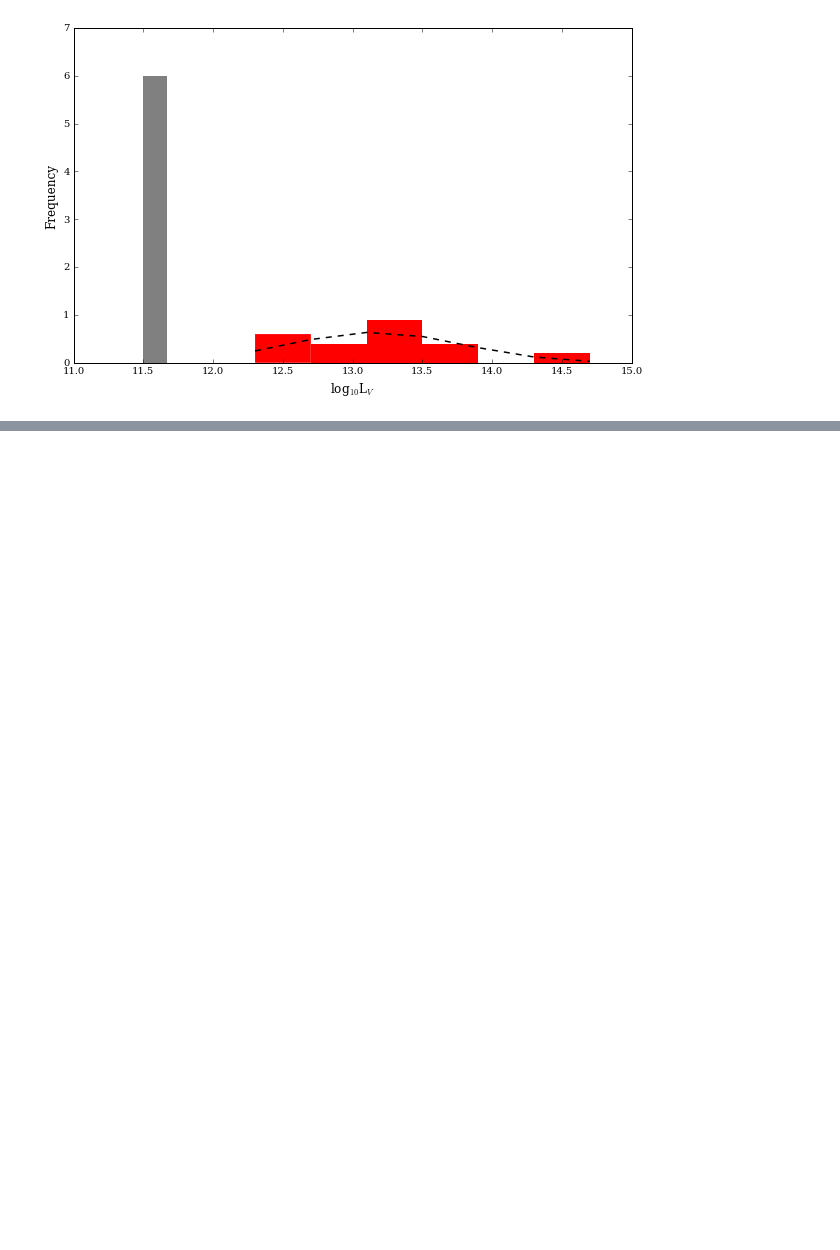
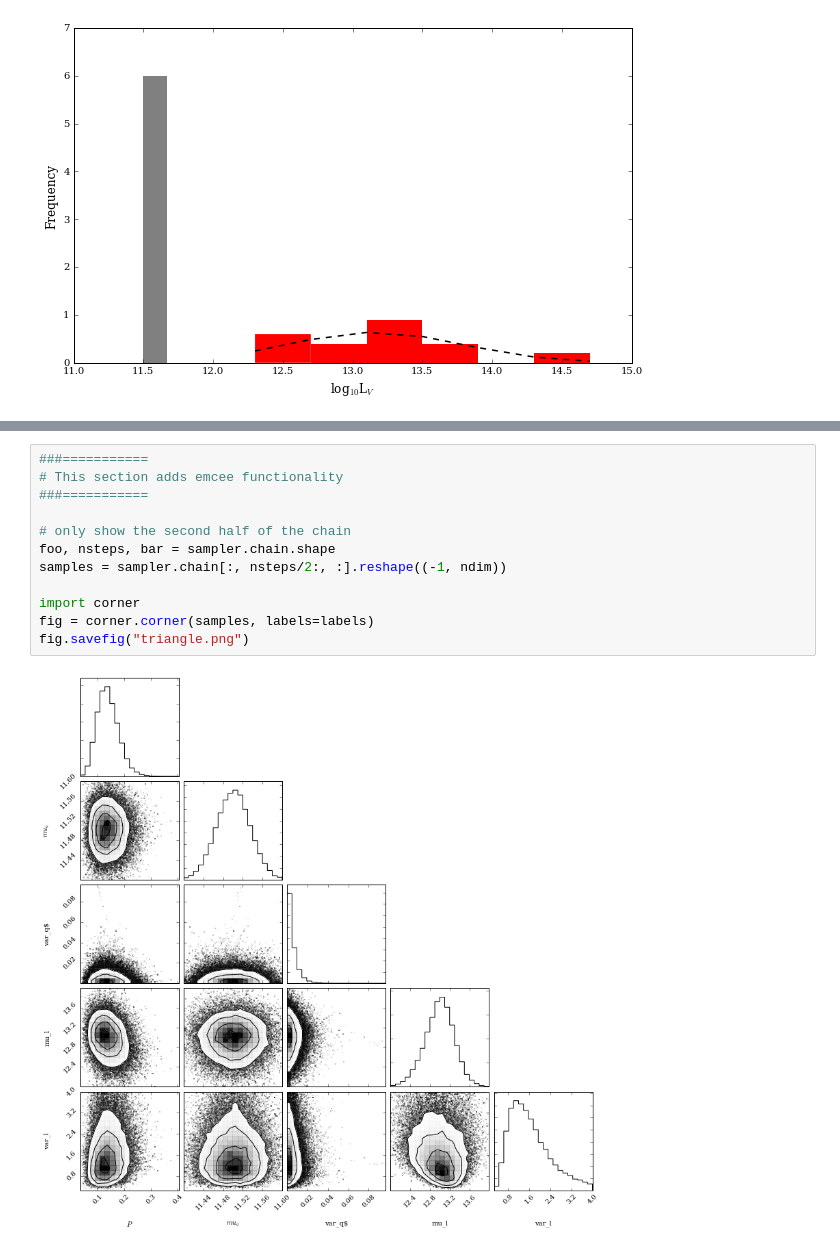
Before and after one commit to elliesch/python_codes, a Jupyter notebook: MixtureModel.ipynb, the cells around one changed output, grey strips where cells are left out. Drawn from its saved outputs; the diff is of its cells as text; blank space fills up the shorter version.

```diff
--- a/MixtureModel.ipynb
+++ b/MixtureModel.ipynb
@@ -234,0 +237,14 @@ NameError: name 'pos' is not defined
+# %%
+###===========
+# This section adds emcee functionality
+###===========
+
+# only show the second half of the chain
+foo, nsteps, bar = sampler.chain.shape
+samples = sampler.chain[:, nsteps/2:, :].reshape((-1, ndim))
+
+import corner
+fig = corner.corner(samples, labels=labels)
+fig.savefig("triangle.png")
+# %% [output]
+[figure, added]
```
Also changed, not shown: parts of 7 cells of this notebook.
